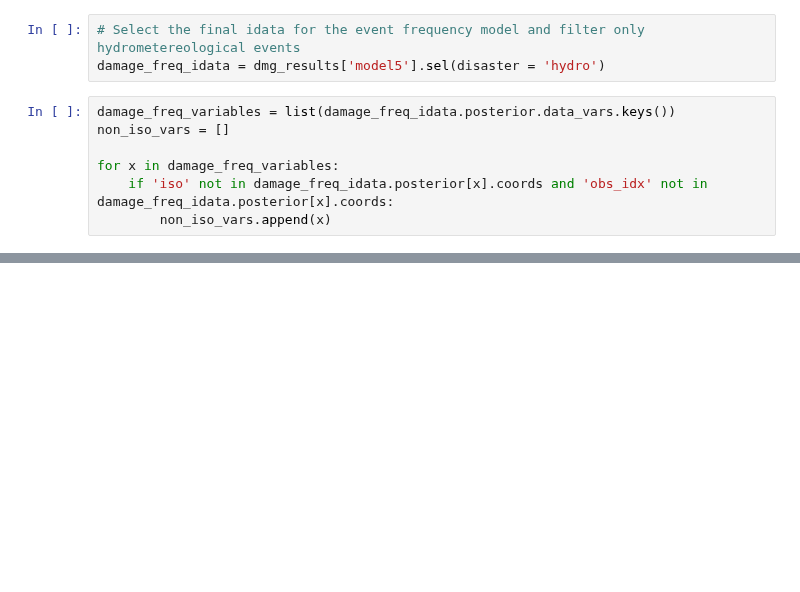
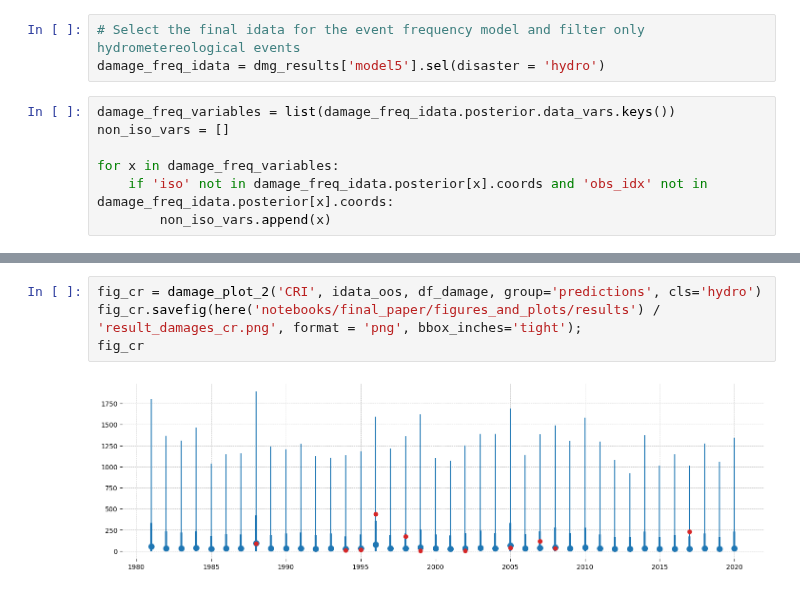
Before and after one commit to jessegrabowski/laos-climate-change, a Jupyter notebook: notebooks/final_paper/03_damage_modeling_2025_usd.ipynb, the cells around one changed output, grey strips where cells are left out. Saved outputs shown, nothing was run; the diff lists cells and outputs as text; blank space fills up the shorter version.

```diff
--- a/notebooks/final_paper/03_damage_modeling_2025_usd.ipynb
+++ b/notebooks/final_paper/03_damage_modeling_2025_usd.ipynb
@@ -1472,0 +1481,6 @@ az.summary(damage_freq_idata, var_names=non_iso_vars)
+# %%
+fig_cr = damage_plot_2('CRI', idata_oos, df_damage, group='predictions', cls='hydro')
+fig_cr.savefig(here('notebooks/final_paper/figures_and_plots/results') / 'result_damages_cr.png', format = 'png', bbox_inches='tight');
+fig_cr
+# %% [output]
+[figure, added]
```
Also changed, not shown: parts of 10 cells of this notebook, 7 other files.
